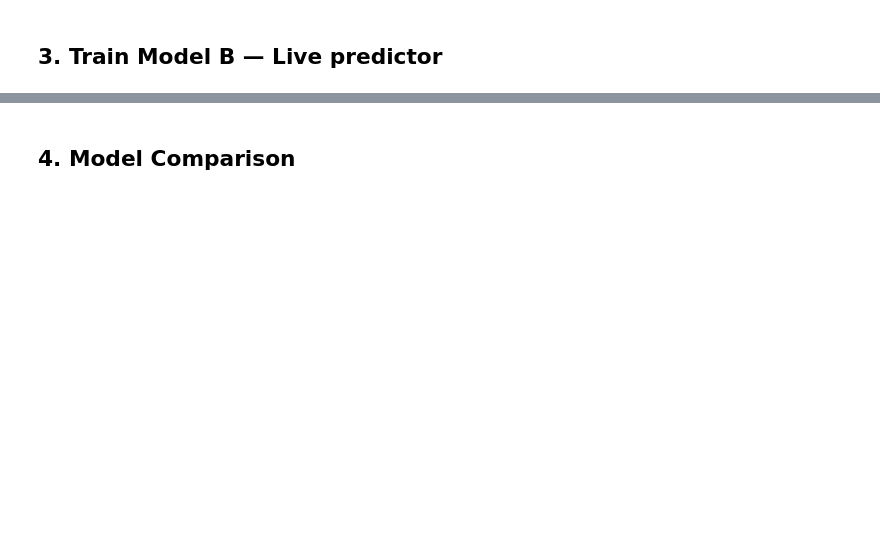
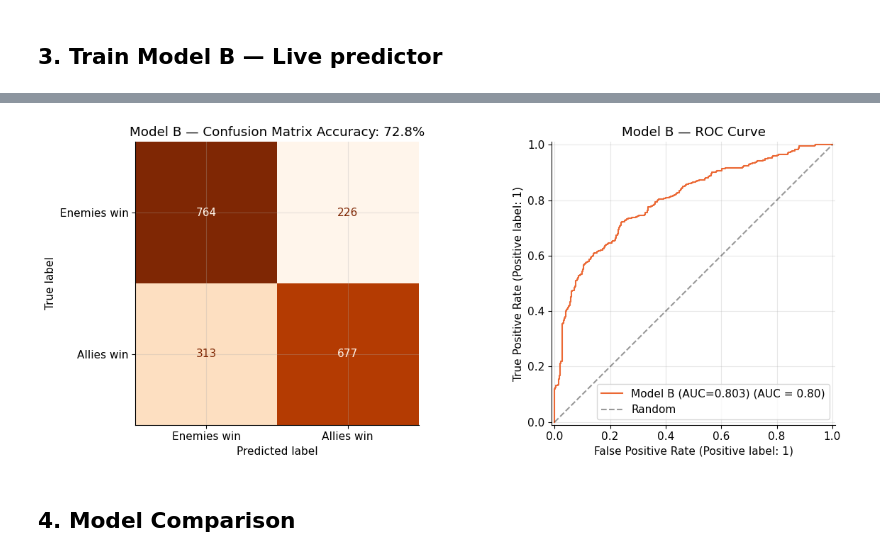
Before and after one commit to qsum99/valorant_round_prediction, a Jupyter notebook: sample-app/notebooks/train.ipynb, the cells around one changed output, grey strips where cells are left out. Cells and saved outputs as stored; diff of their text form; code cells hidden in the pictures; blank space fills up the shorter version.

```diff
--- a/sample-app/notebooks/train.ipynb
+++ b/sample-app/notebooks/train.ipynb
@@ -203,22 +251,23 @@ print(classification_report(y_test_b, y_pred_b, target_names=["enemies win","all
 # %%
 # ── Confusion matrix + ROC curve ─────────────────────────────────────────
 fig, axes = plt.subplots(1, 2, figsize=(13, 5))
 
 cm_b = confusion_matrix(y_test_b, y_pred_b)
 ConfusionMatrixDisplay(cm_b, display_labels=["Enemies win","Allies win"]).plot(
     ax=axes[0], colorbar=False, cmap="Oranges")
-axes[0].set_title(f"Model B — Confusion Matrix
-Accuracy: {acc_b*100:.1f}%")
+axes[0].set_title(f"Model B — Confusion Matrix Accuracy: {acc_b*100:.1f}%")
 
 RocCurveDisplay.from_predictions(y_test_b, y_prob_b, ax=axes[1],
                                   name=f"Model B (AUC={auc_b:.3f})",
                                   color=ORANGE)
 axes[1].plot([0,1],[0,1], "k--", alpha=0.4, label="Random")
 axes[1].set_title("Model B — ROC Curve")
 axes[1].legend()
 
 plt.tight_layout()
 plt.show()
+# %% [output]
+[figure, added]
 # %% [markdown]
 ## 4. Model Comparison
 # %%
```
Also changed, not shown: parts of 16 cells of this notebook, 1 other file.
